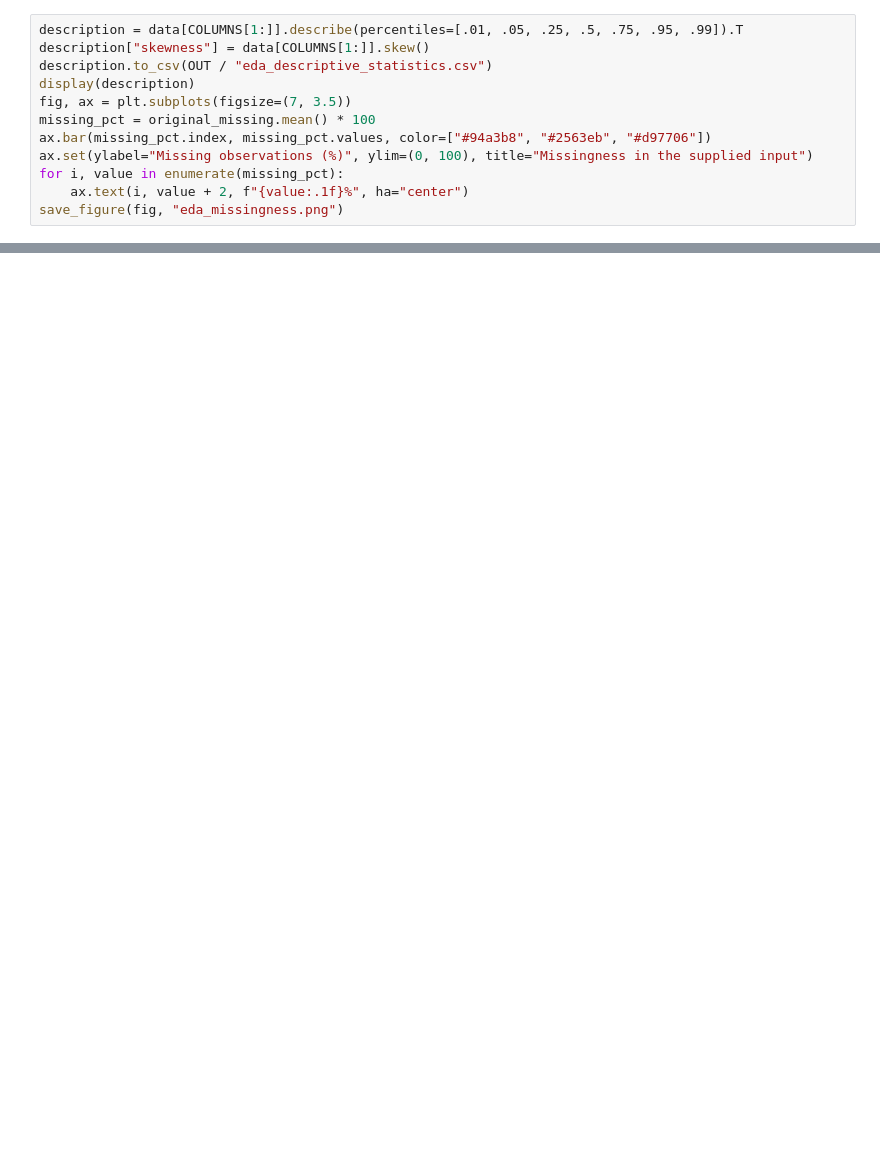
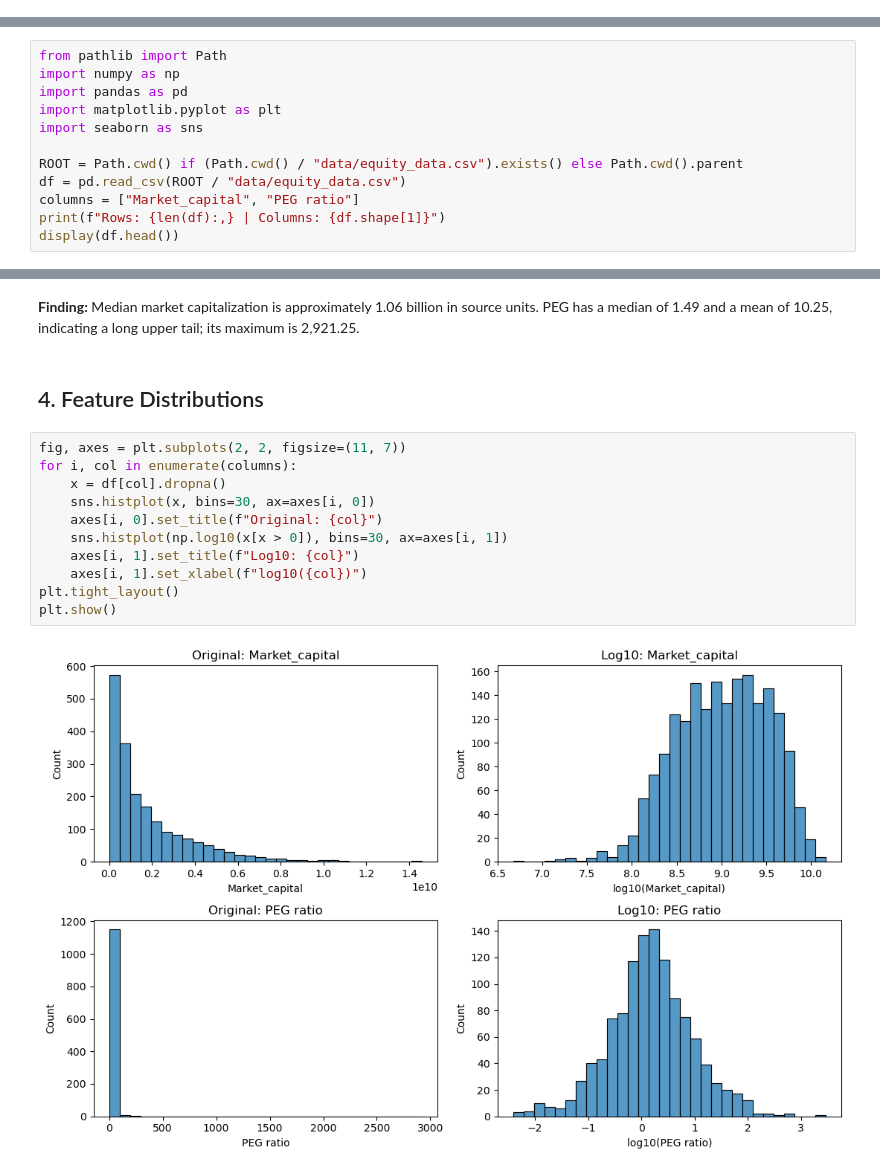
Before and after one commit to JoyWu-302121/stock_clustering, a Jupyter notebook: EDA/EDA.ipynb, the cells around one changed output, grey strips where cells are left out. Drawn from its saved outputs; the diff is of its cells as text; blank space fills up the shorter version.

Commit message:
Simplify EDA and add boxplots with concise findings

```diff
--- a/EDA/EDA.ipynb
+++ b/EDA/EDA.ipynb
@@ -101,12 +0,0 @@ Market capitalization uses the source file's numerical unit; the three-column fi
-# %%
-description = data[COLUMNS[1:]].describe(percentiles=[.01, .05, .25, .5, .75, .95, .99]).T
-description["skewness"] = data[COLUMNS[1:]].skew()
-description.to_csv(OUT / "eda_descriptive_statistics.csv")
-display(description)
-fig, ax = plt.subplots(figsize=(7, 3.5))
-missing_pct = original_missing.mean() * 100
-ax.bar(missing_pct.index, missing_pct.values, color=["#94a3b8", "#2563eb", "#d97706"])
-ax.set(ylabel="Missing observations (%)", ylim=(0, 100), title="Missingness in the supplied input")
-for i, value in enumerate(missing_pct):
-    ax.text(i, value + 2, f"{value:.1f}%", ha="center")
-save_figure(fig, "eda_missingness.png")
@@ -359,0 +7,12 @@ Verified source unchanged, row reconciliation, positive finite model features, a
+# %%
+from pathlib import Path
+import numpy as np
+import pandas as pd
+import matplotlib.pyplot as plt
+import seaborn as sns
+
+ROOT = Path.cwd() if (Path.cwd() / "data/equity_data.csv").exists() else Path.cwd().parent
+df = pd.read_csv(ROOT / "data/equity_data.csv")
+columns = ["Market_capital", "PEG ratio"]
+print(f"Rows: {len(df):,} | Columns: {df.shape[1]}")
+display(df.head())
@@ -359,0 +56,17 @@ Verified source unchanged, row reconciliation, positive finite model features, a
+# %% [markdown]
+**Finding:** Median market capitalization is approximately 1.06 billion in source units. PEG has a median of 1.49 and a mean of 10.25, indicating a long upper tail; its maximum is 2,921.25.
+# %% [markdown]
+## 4. Feature Distributions
+# %%
+fig, axes = plt.subplots(2, 2, figsize=(11, 7))
+for i, col in enumerate(columns):
+    x = df[col].dropna()
+    sns.histplot(x, bins=30, ax=axes[i, 0])
+    axes[i, 0].set_title(f"Original: {col}")
+    sns.histplot(np.log10(x[x > 0]), bins=30, ax=axes[i, 1])
+    axes[i, 1].set_title(f"Log10: {col}")
+    axes[i, 1].set_xlabel(f"log10({col})")
+plt.tight_layout()
+plt.show()
+# %% [output]
+[figure, added]
```
Also changed, not shown: parts of 34 cells of this notebook.
